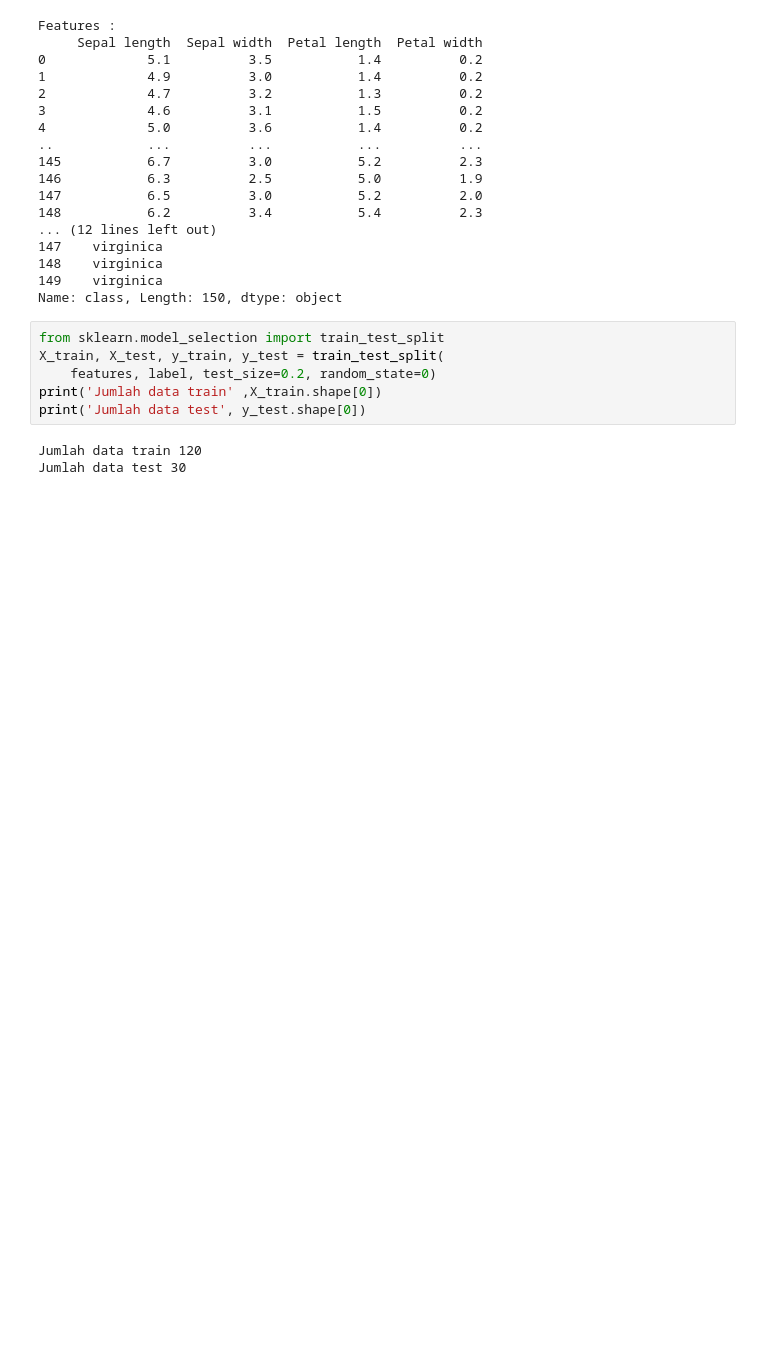
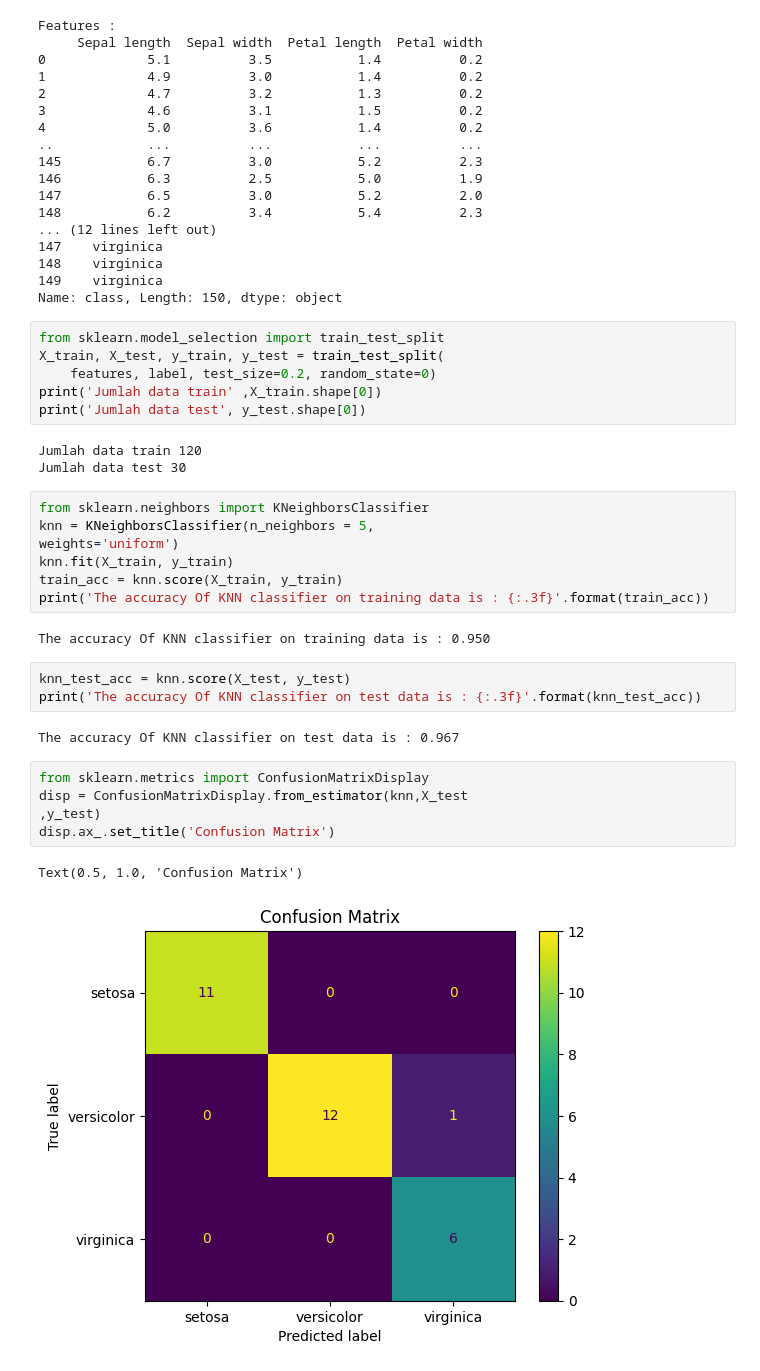
Before and after one commit to Iloveredturtles/aidev, a Jupyter notebook: meeting10/machine_learning.ipynb, the cells around one changed output. Drawn from its saved outputs; the diff is of its cells as text; blank space fills up the shorter version.

```diff
--- a/meeting10/machine_learning.ipynb
+++ b/meeting10/machine_learning.ipynb
@@ -81,3 +81,25 @@ print('Jumlah data test', y_test.shape[0])
 # %% [output]
 Jumlah data train 120
 Jumlah data test 30
+# %%
+from sklearn.neighbors import KNeighborsClassifier
+knn = KNeighborsClassifier(n_neighbors = 5,
+weights='uniform')
+knn.fit(X_train, y_train)
+train_acc = knn.score(X_train, y_train)
+print('The accuracy Of KNN classifier on training data is : {:.3f}'.format(train_acc))
+# %% [output]
+The accuracy Of KNN classifier on training data is : 0.950
+# %%
+knn_test_acc = knn.score(X_test, y_test)
+print('The accuracy Of KNN classifier on test data is : {:.3f}'.format(knn_test_acc))
+# %% [output]
+The accuracy Of KNN classifier on test data is : 0.967
+# %%
+from sklearn.metrics import ConfusionMatrixDisplay
+disp = ConfusionMatrixDisplay.from_estimator(knn,X_test
+,y_test)
+disp.ax_.set_title('Confusion Matrix')
+# %% [output]
+Text(0.5, 1.0, 'Confusion Matrix')
+[figure, added]
```
Also changed, not shown: parts of 5 cells of this notebook, 1 other file.
